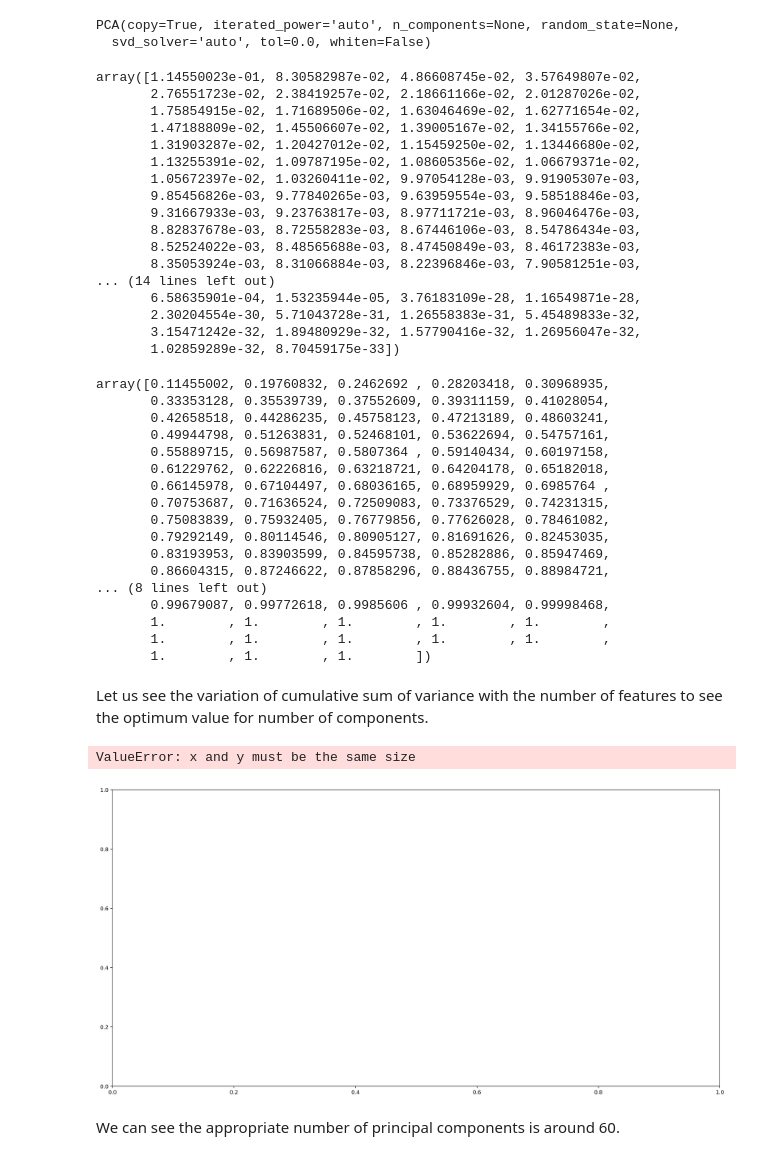
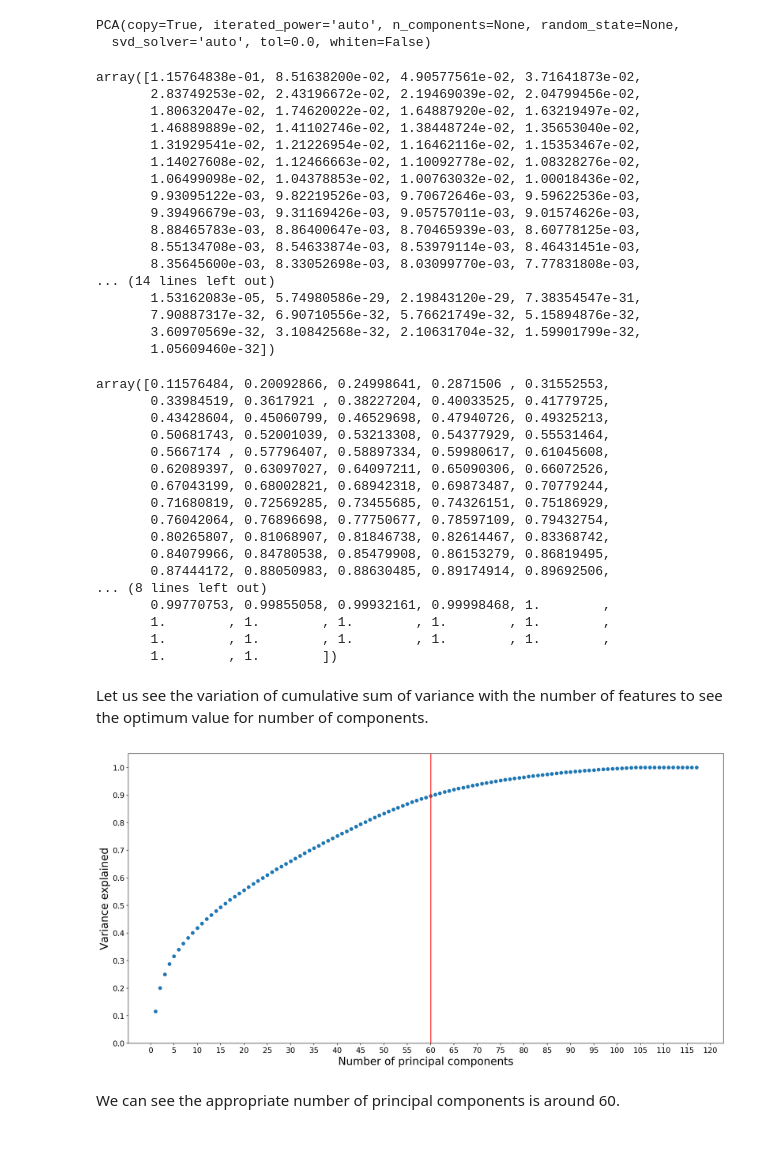
Before and after one commit to sanjeevai/customer_segments_arvato, a Jupyter notebook: Identify_Customer_Segments.ipynb, the cells around one changed output. Cells and saved outputs as stored; diff of their text form; code cells hidden in the pictures.

```diff
--- a/Identify_Customer_Segments.ipynb
+++ b/Identify_Customer_Segments.ipynb
@@ -99,9 +99,6 @@ feat_info.head()
 | 3 | CJT_GESAMTTYP | person | categorical | [0] |
 | 4 | FINANZ_MINIMALIST | person | ordinal | [-1] |
 # %%
-green_avantgarde = azdias['GREEN_AVANTGARDE']
-azdias.drop('GREEN_AVANTGARDE', axis = 1, inplace = True)
-
 a = feat_info
 
 for i,V in enumerate(azdias.iteritems()):
@@ -115,8 +112,7 @@ for i,V in enumerate(azdias.iteritems()):
                 hold.append(c)
             else:
                 hold.append(int(c))
-    azdias[column_name] = azdias[column_name].replace(hold, np.nan)
-azdias['GREEN_AVANTGARDE'] = green_avantgarde
+        azdias[column_name] = azdias[column_name].replace(hold, np.nan)
 # %%
 azdias.head()
 # %% [output]
@@ -1135,53 +1123,57 @@ PCA(copy=True, iterated_power='auto', n_components=None, random_state=None,
 # Investigate the variance accounted for by each principal component.
 pca.explained_variance_ratio_
 # %% [output]
-array([1.14550023e-01, 8.30582987e-02, 4.86608745e-02, 3.57649807e-02,
-       2.76551723e-02, 2.38419257e-02, 2.18661166e-02, 2.01287026e-02,
-       1.75854915e-02, 1.71689506e-02, 1.63046469e-02, 1.62771654e-02,
-       1.47188809e-02, 1.45506607e-02, 1.39005167e-02, 1.34155766e-02,
-       1.31903287e-02, 1.20427012e-02, 1.15459250e-02, 1.13446680e-02,
-       1.13255391e-02, 1.09787195e-02, 1.08605356e-02, 1.06679371e-02,
-       1.05672397e-02, 1.03260411e-02, 9.97054128e-03, 9.91905307e-03,
-       9.85456826e-03, 9.77840265e-03, 9.63959554e-03, 9.58518846e-03,
-       9.31667933e-03, 9.23763817e-03, 8.97711721e-03, 8.96046476e-03,
-       8.82837678e-03, 8.72558283e-03, 8.67446106e-03, 8.54786434e-03,
-       8.52524022e-03, 8.48565688e-03, 8.47450849e-03, 8.46172383e-03,
-       8.35053924e-03, 8.31066884e-03, 8.22396846e-03, 7.90581251e-03,
+array([1.15764838e-01, 8.51638200e-02, 4.90577561e-02, 3.71641873e-02,
+       2.83749253e-02, 2.43196672e-02, 2.19469039e-02, 2.04799456e-02,
+       1.80632047e-02, 1.74620022e-02, 1.64887920e-02, 1.63219497e-02,
+       1.46889889e-02, 1.41102746e-02, 1.38448724e-02, 1.35653040e-02,
+       1.31929541e-02, 1.21226954e-02, 1.16462116e-02, 1.15353467e-02,
+       1.14027608e-02, 1.12466663e-02, 1.10092778e-02, 1.08328276e-02,
+       1.06499098e-02, 1.04378853e-02, 1.00763032e-02, 1.00018436e-02,
+       9.93095122e-03, 9.82219526e-03, 9.70672646e-03, 9.59622536e-03,
+       9.39496679e-03, 9.31169426e-03, 9.05757011e-03, 9.01574626e-03,
+       8.88465783e-03, 8.86400647e-03, 8.70465939e-03, 8.60778125e-03,
+       8.55134708e-03, 8.54633874e-03, 8.53979114e-03, 8.46431451e-03,
+       8.35645600e-03, 8.33052698e-03, 8.03099770e-03, 7.77831808e-03,
 ... (14 lines left out)
-       6.58635901e-04, 1.53235944e-05, 3.76183109e-28, 1.16549871e-28,
-       2.30204554e-30, 5.71043728e-31, 1.26558383e-31, 5.45489833e-32,
-       3.15471242e-32, 1.89480929e-32, 1.57790416e-32, 1.26956047e-32,
-       1.02859289e-32, 8.70459175e-33])
+       1.53162083e-05, 5.74980586e-29, 2.19843120e-29, 7.38354547e-31,
+       7.90887317e-32, 6.90710556e-32, 5.76621749e-32, 5.15894876e-32,
+       3.60970569e-32, 3.10842568e-32, 2.10631704e-32, 1.59901799e-32,
+       1.05609460e-32])
 # %%
 pca.explained_variance_ratio_.cumsum()
 # %% [output]
-array([0.11455002, 0.19760832, 0.2462692 , 0.28203418, 0.30968935,
-       0.33353128, 0.35539739, 0.37552609, 0.39311159, 0.41028054,
-       0.42658518, 0.44286235, 0.45758123, 0.47213189, 0.48603241,
-       0.49944798, 0.51263831, 0.52468101, 0.53622694, 0.54757161,
-       0.55889715, 0.56987587, 0.5807364 , 0.59140434, 0.60197158,
-       0.61229762, 0.62226816, 0.63218721, 0.64204178, 0.65182018,
-       0.66145978, 0.67104497, 0.68036165, 0.68959929, 0.6985764 ,
-       0.70753687, 0.71636524, 0.72509083, 0.73376529, 0.74231315,
-       0.75083839, 0.75932405, 0.76779856, 0.77626028, 0.78461082,
-       0.79292149, 0.80114546, 0.80905127, 0.81691626, 0.82453035,
-       0.83193953, 0.83903599, 0.84595738, 0.85282886, 0.85947469,
-       0.86604315, 0.87246622, 0.87858296, 0.88436755, 0.88984721,
+array([0.11576484, 0.20092866, 0.24998641, 0.2871506 , 0.31552553,
+       0.33984519, 0.3617921 , 0.38227204, 0.40033525, 0.41779725,
+       0.43428604, 0.45060799, 0.46529698, 0.47940726, 0.49325213,
+       0.50681743, 0.52001039, 0.53213308, 0.54377929, 0.55531464,
+       0.5667174 , 0.57796407, 0.58897334, 0.59980617, 0.61045608,
+       0.62089397, 0.63097027, 0.64097211, 0.65090306, 0.66072526,
+       0.67043199, 0.68002821, 0.68942318, 0.69873487, 0.70779244,
+       0.71680819, 0.72569285, 0.73455685, 0.74326151, 0.75186929,
+       0.76042064, 0.76896698, 0.77750677, 0.78597109, 0.79432754,
+       0.80265807, 0.81068907, 0.81846738, 0.82614467, 0.83368742,
+       0.84079966, 0.84780538, 0.85479908, 0.86153279, 0.86819495,
+       0.87444172, 0.88050983, 0.88630485, 0.89174914, 0.89692506,
 ... (8 lines left out)
-       0.99679087, 0.99772618, 0.9985606 , 0.99932604, 0.99998468,
+       0.99770753, 0.99855058, 0.99932161, 0.99998468, 1.        ,
        1.        , 1.        , 1.        , 1.        , 1.        ,
        1.        , 1.        , 1.        , 1.        , 1.        ,
-       1.        , 1.        , 1.        ])
+       1.        , 1.        ])
 # %% [markdown]
 Let us see the variation of cumulative sum of variance with the number of features to see the optimum value for number of components.
 # %%
-x = np.arange(1,117)
+x = np.arange(1,118)
 y = pca.explained_variance_ratio_.cumsum()
 plt.figure(figsize=(20,10))
 plt.scatter(x = x, y = y)
+plt.xlabel("Number of principal components", size = 20)
+plt.ylabel("Variance explained", size = 20)
+plt.xticks(np.arange(0, max(x)+5, 5), fontsize=14)
+plt.yticks(np.arange(0,1.1,0.1), fontsize=14)
+plt.axvline(60, color = 'red');
 # %% [output]
-ValueError: x and y must be the same size
-[figure, old version]
+[figure, new version]
 # %% [markdown]
 We can see the appropriate number of principal components is around 60.
 # %%
```
Also changed, not shown: parts of 57 cells of this notebook, 1 other file.
